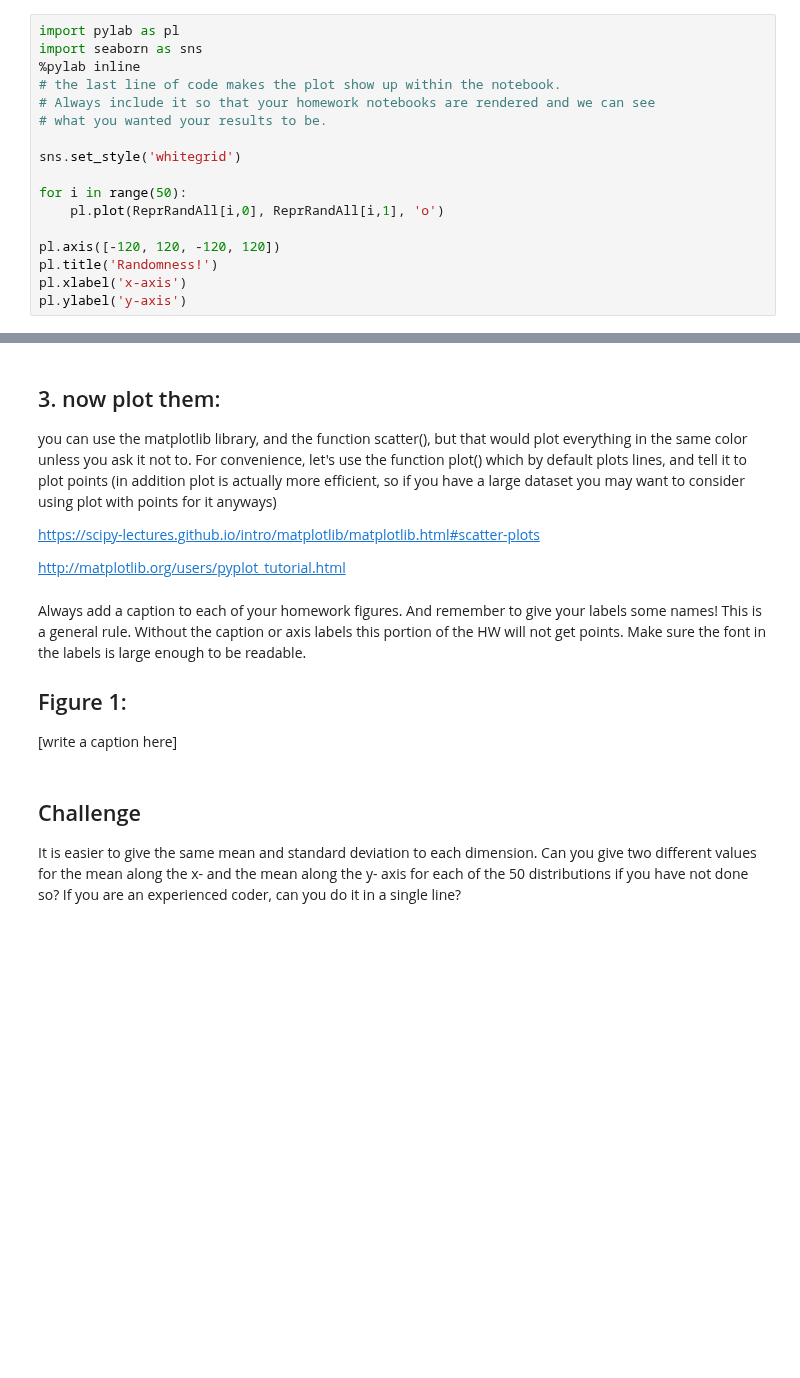
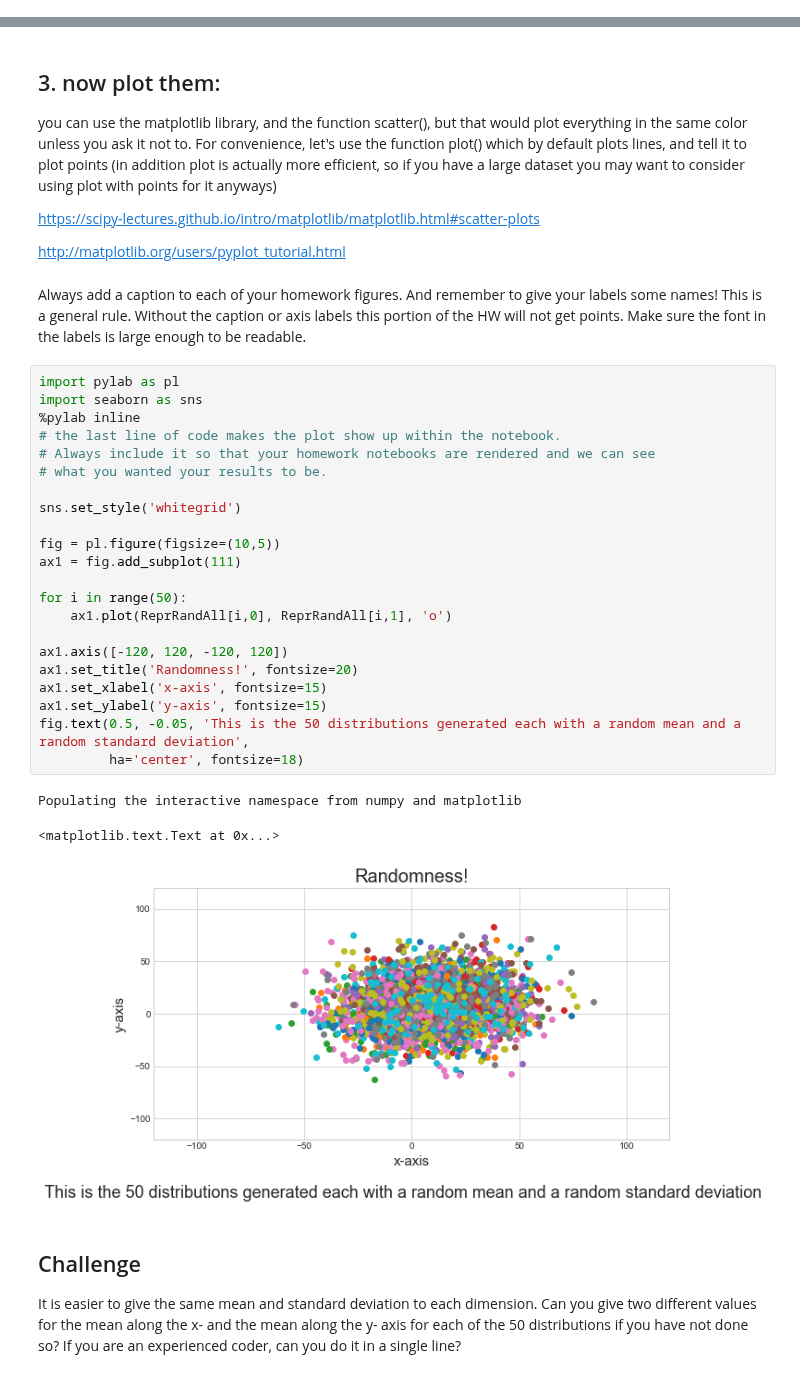
Before and after one commit to qiuyliu/PUI2017_uc288, a Jupyter notebook: HW1_uc288/HW1_3_uc288.ipynb, the cells around one changed output, grey strips where cells are left out. Drawn from its saved outputs; the diff is of its cells as text; blank space fills up the shorter version.

Commit message:
improve the plot display

```diff
--- a/HW1_uc288/HW1_3_uc288.ipynb
+++ b/HW1_uc288/HW1_3_uc288.ipynb
@@ -63,20 +63,3 @@ for i in range(50):
 ReprRandAll.shape
 # %% [output]
 (50, 2, 100)
-# %%
-import pylab as pl
-import seaborn as sns
-%pylab inline
-# the last line of code makes the plot show up within the notebook.
-# Always include it so that your homework notebooks are rendered and we can see
-# what you wanted your results to be.
-
-sns.set_style('whitegrid')
-
-for i in range(50):
-    pl.plot(ReprRandAll[i,0], ReprRandAll[i,1], 'o')
-
-pl.axis([-120, 120, -120, 120])
-pl.title('Randomness!')
-pl.xlabel('x-axis')
-pl.ylabel('y-axis')
@@ -96,10 +75,32 @@ http://matplotlib.org/users/pyplot_tutorial.html
 Always add a caption to each of your homework figures.
 And remember to give your labels some names!
 This is a general rule. Without the caption or axis labels this portion of the HW will not get points. Make sure the font in the labels is large enough to be readable.
-
-## Figure 1:
-
-[write a caption here]
+# %%
+import pylab as pl
+import seaborn as sns
+%pylab inline
+# the last line of code makes the plot show up within the notebook.
+# Always include it so that your homework notebooks are rendered and we can see
+# what you wanted your results to be.
+
+sns.set_style('whitegrid')
+
+fig = pl.figure(figsize=(10,5))
+ax1 = fig.add_subplot(111)
+
+for i in range(50):
+    ax1.plot(ReprRandAll[i,0], ReprRandAll[i,1], 'o')
+
+ax1.axis([-120, 120, -120, 120])
+ax1.set_title('Randomness!', fontsize=20)
+ax1.set_xlabel('x-axis', fontsize=15)
+ax1.set_ylabel('y-axis', fontsize=15)
+fig.text(0.5, -0.05, 'This is the 50 distributions generated each with a random mean and a random standard deviation',
+         ha='center', fontsize=18)
+# %% [output]
+Populating the interactive namespace from numpy and matplotlib
+<matplotlib.text.Text at 0x...>
+[figure, added]
 # %% [markdown]
 ## Challenge
 
```
Also changed, not shown: parts of 3 cells of this notebook.
